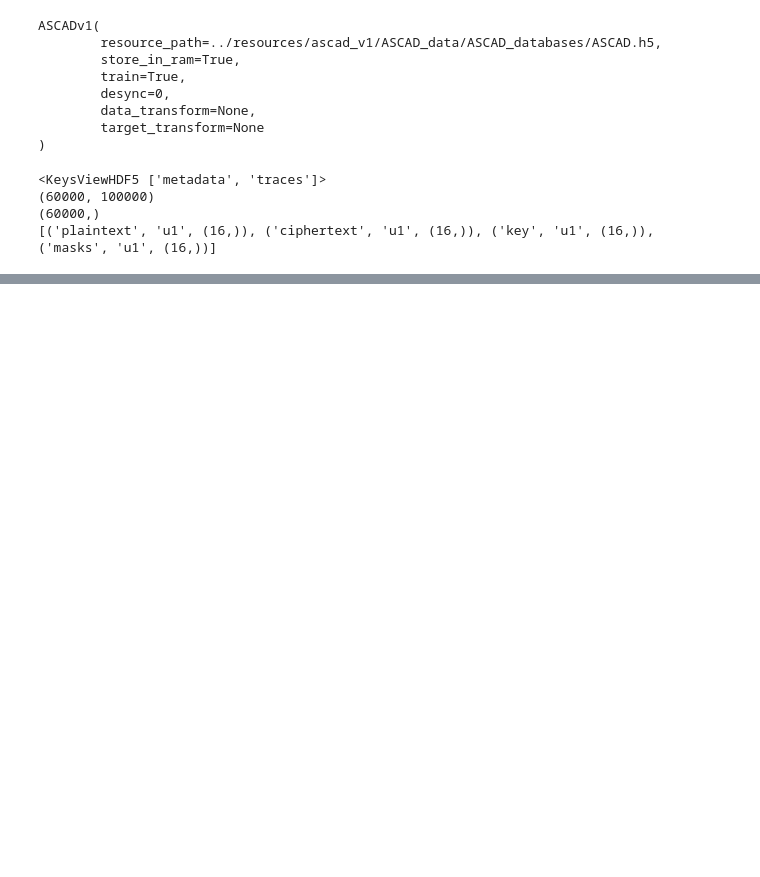
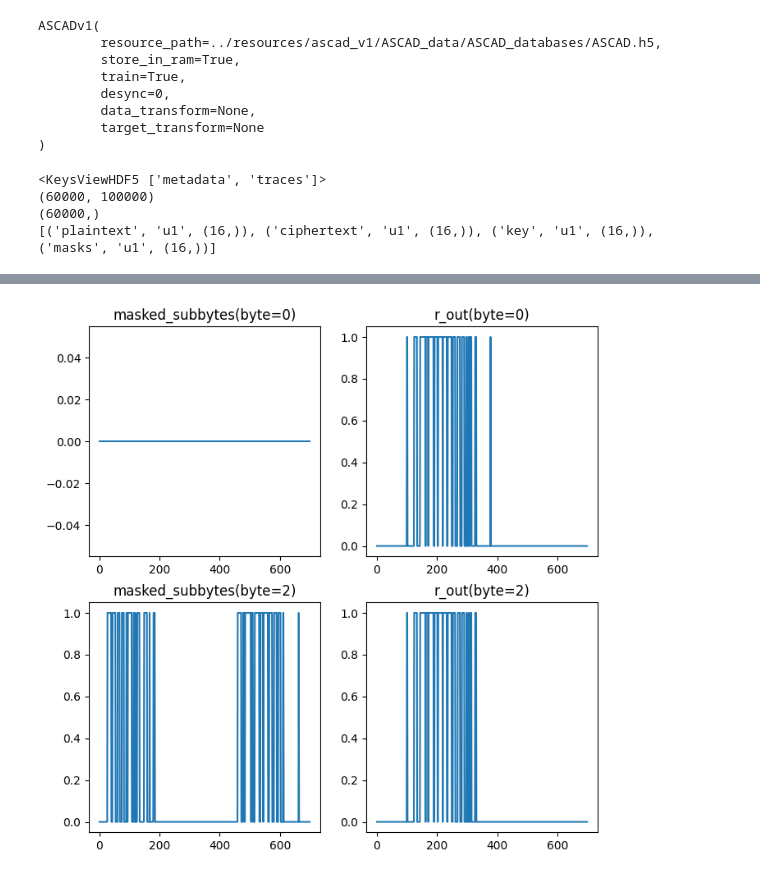
Before and after one commit to jimgammell/gan_side_channel_leakage_detector, a Jupyter notebook: src/display_ascad_dataset.ipynb, the cells around one changed output, grey strips where cells are left out. Cells and saved outputs as stored; diff of their text form; code cells hidden in the pictures; blank space fills up the shorter version.

```diff
--- a/src/display_ascad_dataset.ipynb
+++ b/src/display_ascad_dataset.ipynb
@@ -81,0 +134,17 @@ for tb_idx, target_byte in enumerate(target_bytes):
+# %%
+%matplotlib inline
+from scipy.stats import norm
+loc, scale = norm.fit(rand_snr_mask.squeeze())
+
+fig, axes = plt.subplots(len(target_bytes), len(target_variables), figsize=(4*len(target_variables), 4*len(target_bytes)))
+for tb_idx, target_byte in enumerate(target_bytes):
+    axes_r = axes[tb_idx, :]
+    for tv_idx, target_variable in enumerate(target_variables):
+        dataset.select_target(variables=target_variable, bytes=target_byte)
+        ax = axes_r[tv_idx]
+        snr_mask = get_signal_to_noise_ratio(dataset).squeeze()
+        ax.plot(norm.sf(snr_mask, loc=loc, scale=scale)<1e-3)
+        ax.set_title(f'{target_variable}(byte={target_byte})')
+        progress_bar.update(1)
+# %% [output]
+[figure, added]
```
Also changed, not shown: parts of 8 cells of this notebook, 13 other files.
